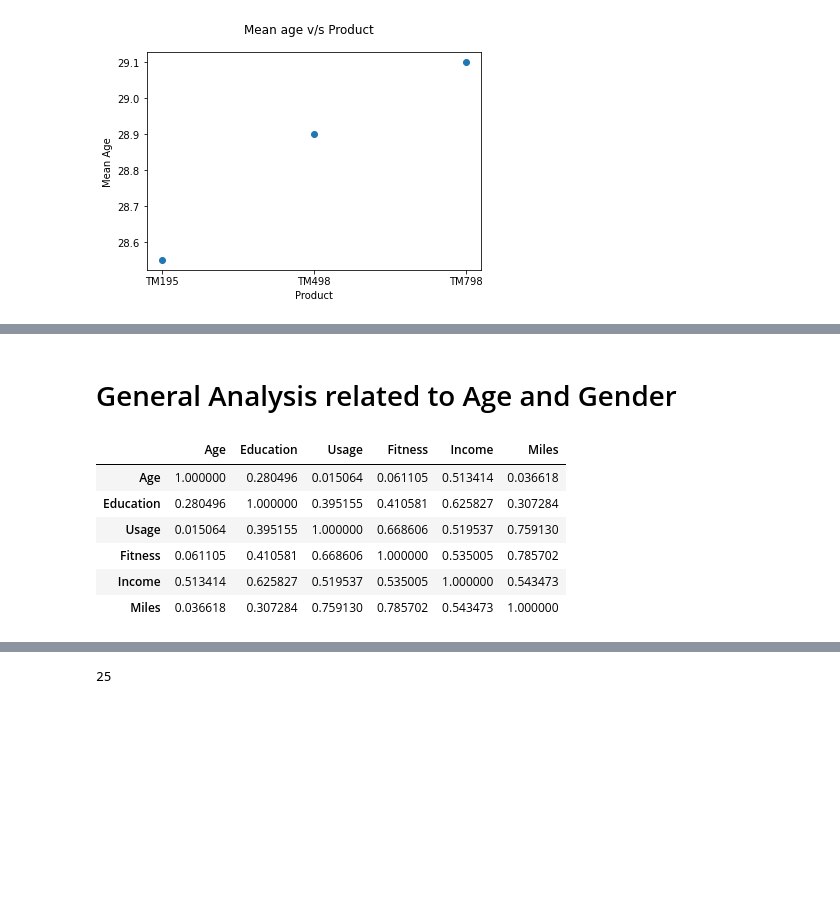
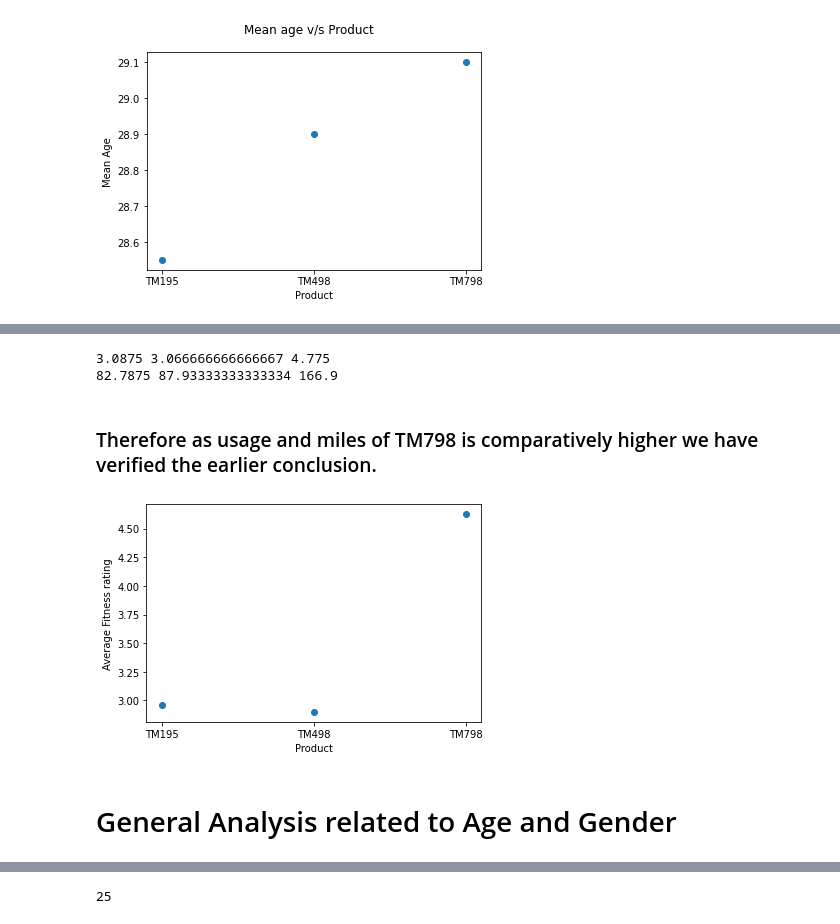
Before and after one commit to aryan-shrivastava09/HenryHarvinDSP, a Jupyter notebook: dataset1Analysis.ipynb, the cells around one changed output, grey strips where cells are left out. Cells and saved outputs as stored; diff of their text form; code cells hidden in the pictures; blank space fills up the shorter version.

```diff
--- a/dataset1Analysis.ipynb
+++ b/dataset1Analysis.ipynb
@@ -103,12 +166,26 @@ plt.show()
+# %%
+meanu195 = np.mean(df195.Usage)
+meanu498 = np.mean(df498.Usage)
+meanu798 = np.mean(df798.Usage)
+print(meanu195, meanu498, meanu798)
+meanm195 = np.mean(df195.Miles)
+meanm498 = np.mean(df498.Miles)
+meanm798 = np.mean(df798.Miles)
+print(meanm195, meanm498, meanm798)
+# %% [output]
+3.0875 3.066666666666667 4.775
+82.7875 87.93333333333334 166.9
+# %% [markdown]
+### Therefore as usage and miles of TM798 is comparatively higher we have verified the earlier conclusion.
+# %%
+meanf195 = np.mean(df195.Fitness)
+meanf498 = np.mean(df498.Fitness)
+meanf798 = np.mean(df798.Fitness)
+plt.scatter(['TM195', 'TM498', 'TM798'], [meanf195, meanf498, meanf798])
+plt.xlabel('Product')
+plt.ylabel('Average Fitness rating')
+plt.show()
+# %% [output]
+[figure, added]
 # %% [markdown]
 # General Analysis related to Age and Gender
-# %%
-df.corr()
-# %% [output]
-|  | Age | Education | Usage | Fitness | Income | Miles |
-| Age | 1.000000 | 0.280496 | 0.015064 | 0.061105 | 0.513414 | 0.036618 |
-| Education | 0.280496 | 1.000000 | 0.395155 | 0.410581 | 0.625827 | 0.307284 |
-| Usage | 0.015064 | 0.395155 | 1.000000 | 0.668606 | 0.519537 | 0.759130 |
-| Fitness | 0.061105 | 0.410581 | 0.668606 | 1.000000 | 0.535005 | 0.785702 |
-| Income | 0.513414 | 0.625827 | 0.519537 | 0.535005 | 1.000000 | 0.543473 |
-| Miles | 0.036618 | 0.307284 | 0.759130 | 0.785702 | 0.543473 | 1.000000 |
```
Also changed, not shown: parts of 18 cells of this notebook, 2 other files.
